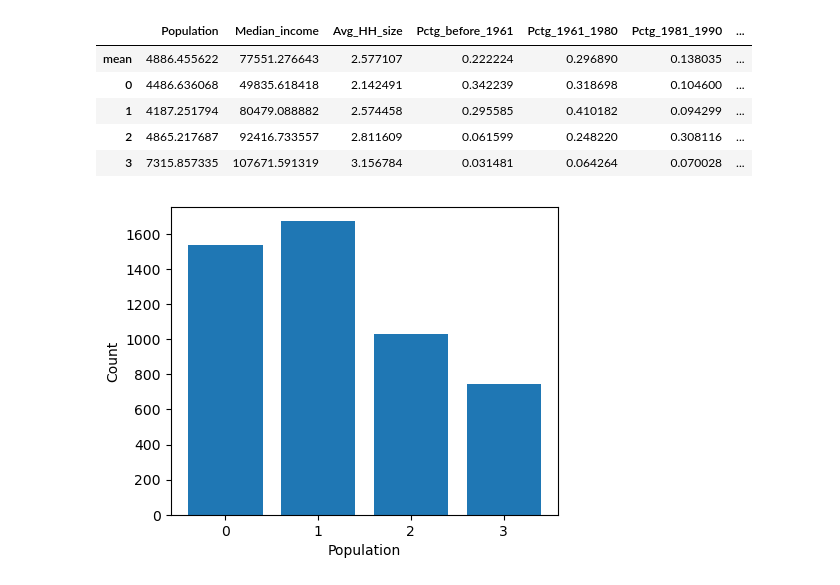
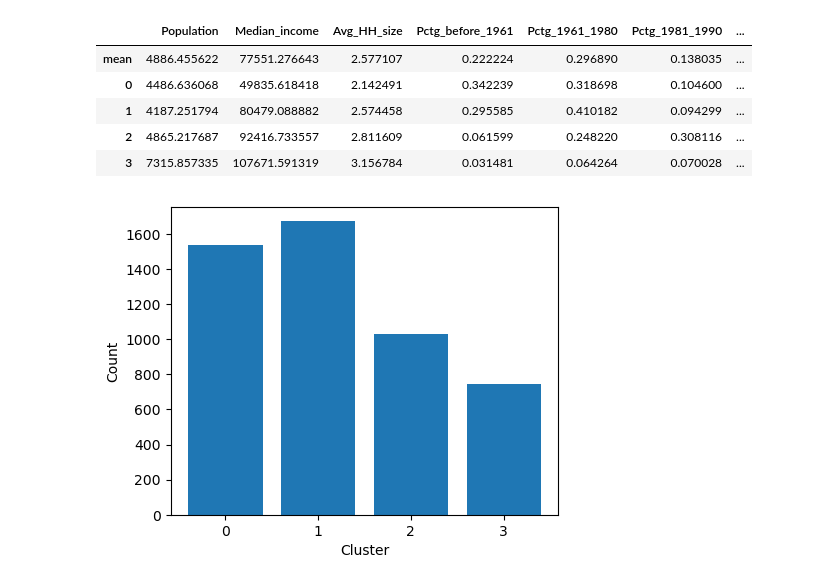
Before and after one commit to MiracleSkyHawk/RSM8413_FGA, a Jupyter notebook: RSM8413_FGA.ipynb, the cells around one changed output. Drawn from its saved outputs; the diff is of its cells as text; code cells hidden in the pictures.

```diff
--- a/RSM8413_FGA.ipynb
+++ b/RSM8413_FGA.ipynb
@@ -324,3 +328,5 @@ scaled_df.head()
+# %%
+df_K = df.copy(deep=True)
 # %%
 # visualize inertias
 
@@ -403,7 +409,8 @@ model = KMeans(n_clusters = 4)
 # Fit model to scaled_df
 model.fit_predict(scaled_df)
 
-df['Cluster'] = model.labels_
+
+df_K['Cluster'] = model.labels_
 # %%
 model.labels_
 # %% [output]
@@ -419,7 +426,7 @@ Index(['Population', 'Median_income', 'Avg_HH_size', 'Pctg_before_1961',
 # %%
 # plot value counts of each numerical column
 bins = 35
-col_list = list(df.columns)
+col_list = list(df_K.columns)
 plt.style.use('default')
 
 fig, axs = plt.subplots(len(col_list)-1, figsize=(7, 60))
@@ -427,7 +434,7 @@ fig, axs = plt.subplots(len(col_list)-1, figsize=(7, 60))
 for col in col_list:
     if col != "Cluster":
         for n in range(0,4):
-            axs[col_list.index(col)].hist(df[df['Cluster']==n][col], bins=bins, alpha=0.4,
+            axs[col_list.index(col)].hist(df_K[df_K['Cluster']==n][col], bins=bins, alpha=0.4,
                                           label=n, density=False)
         axs[col_list.index(col)].legend(loc="upper right")
         axs[col_list.index(col)].set_xlabel(col)
@@ -450,11 +457,11 @@ df.describe()
 | max | 30789.000000 | 669559.560000 | 49.250000 | 1.000000 | 1.000000 | 0.892185 | ... |
 # %%
 # count summary
-count_summary = df.describe().loc[['count']]
+count_summary = df_K.describe().loc[['count']]
 
 for n in range(0,4):
     index = pd.Index([n])
-    temp = df[df['Cluster']==n].describe().loc[['count']].set_index(index)
+    temp = df_K[df_K['Cluster']==n].describe().loc[['count']].set_index(index)
     count_summary = pd.concat([count_summary, temp])
 
 count_summary
@@ -485,13 +492,13 @@ mean_summary
 # %%
 # cluster count bar chart
 temp = count_summary.iloc[1:,:]['Population']
 fig, ax = plt.subplots(1, figsize=(5, 4))
 ax.bar(temp.index.astype(str), temp)
-ax.set_xlabel('Population')
+ax.set_xlabel('Cluster')
 ax.set_ylabel('Count')
 fig.show()
 # %% [output]
-[figure, old version]
+[figure, new version]
 # %%
 fig, axs = plt.subplots(len(col_list)-1, figsize=(5, 50))
 # plt.subplots_adjust(hspace=1)
```
Also changed, not shown: parts of 15 cells of this notebook.
